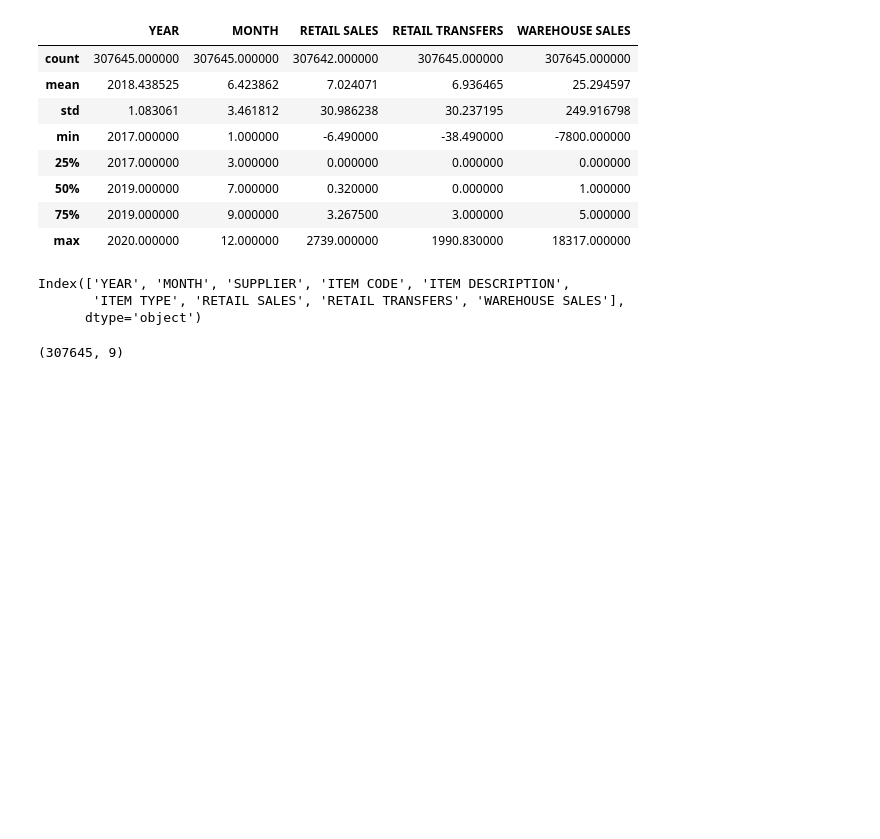
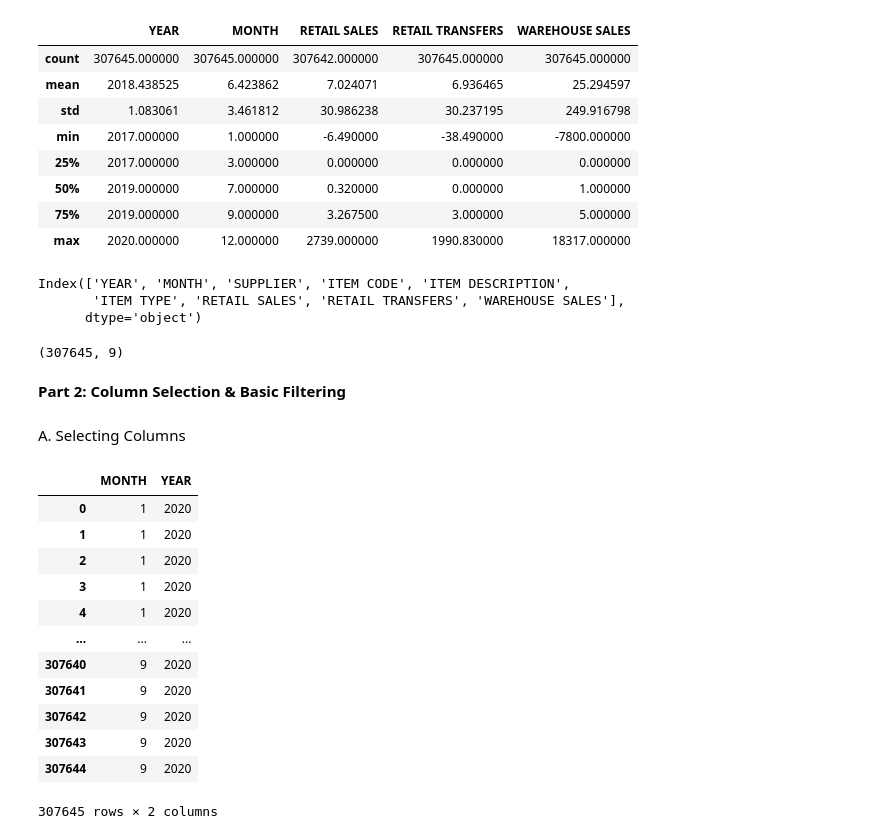
Before and after one commit to QUADRIABUBAKAR/ACCESS-Data-science-assignment, a Jupyter notebook: Week_2_Session_3;_Data_Handling_1_Assignment.ipynb, the cells around one changed output. Drawn from its saved outputs; the diff is of its cells as text; code cells hidden in the pictures; blank space fills up the shorter version.

```diff
--- a/Week_2_Session_3;_Data_Handling_1_Assignment.ipynb
+++ b/Week_2_Session_3;_Data_Handling_1_Assignment.ipynb
@@ -67,3 +71,24 @@ Index(['YEAR', 'MONTH', 'SUPPLIER', 'ITEM CODE', 'ITEM DESCRIPTION',
 data_sales.shape
 # %% [output]
 (307645, 9)
+# %% [markdown]
+**Part 2: Column Selection & Basic Filtering**
+# %% [markdown]
+A. Selecting Columns
+# %%
+##Selecting any two numerical columns and display them
+data_sales.loc[:, ["MONTH",	"YEAR"]]
+# %% [output]
+|  | MONTH | YEAR |
+| 0 | 1 | 2020 |
+| 1 | 1 | 2020 |
+| 2 | 1 | 2020 |
+| 3 | 1 | 2020 |
+| 4 | 1 | 2020 |
+| ... | ... | ... |
+| 307640 | 9 | 2020 |
+| 307641 | 9 | 2020 |
+| 307642 | 9 | 2020 |
+| 307643 | 9 | 2020 |
+| 307644 | 9 | 2020 |
+307645 rows × 2 columns
```
Also changed, not shown: parts of 5 cells of this notebook.
